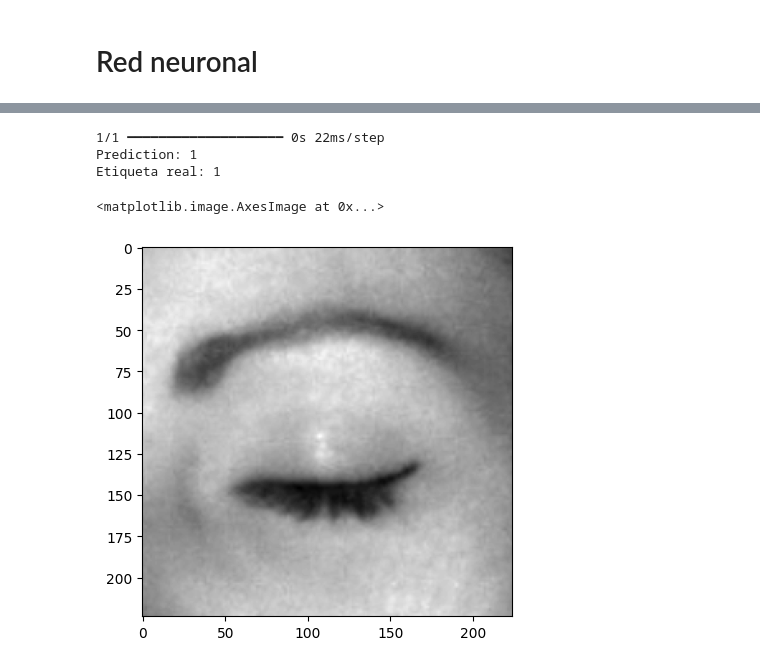
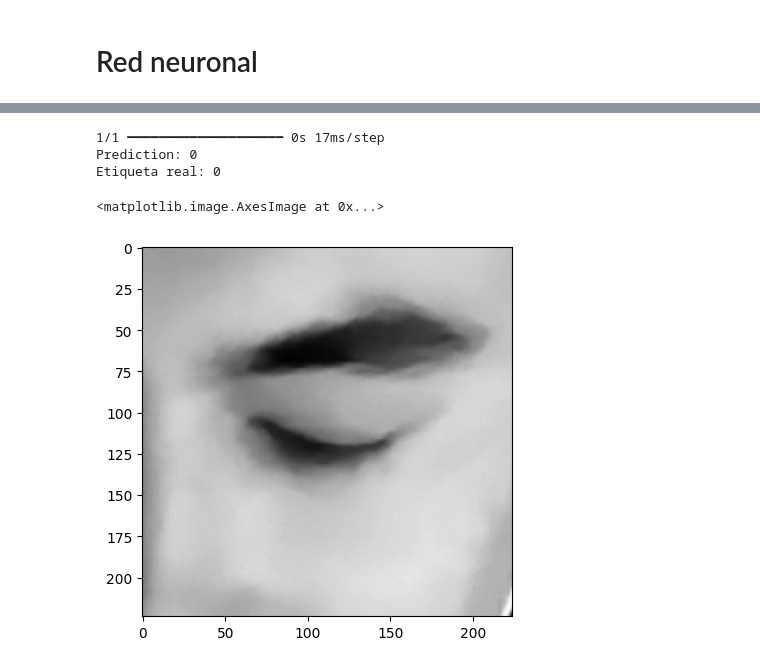
Before and after one commit to arattjzl/vision, a Jupyter notebook: open-closed-eyes.ipynb, the cells around one changed output, grey strips where cells are left out. Cells and saved outputs as stored; diff of their text form; code cells hidden in the pictures.

```diff
--- a/open-closed-eyes.ipynb
+++ b/open-closed-eyes.ipynb
@@ -15,8 +12,11 @@ paths = ['/kaggle/input/eyes-open-or-closed/dataset/train/',
+# %%
+paths = ['img/']
 # %%
 def imshow(img):
     fig, ax = plt.subplots(1,1, figsize=(8,8))
     ax.imshow(img, cmap="gray")
 # %%
 possible_labels = os.listdir(os.path.join(paths[0]))
+possible_labels.pop(0)
 possible_labels
 # %% [output]
@@ -25,7 +25,7 @@ possible_labels
 data = []
 for i, path in enumerate(paths):
     for label_int, label_string in enumerate(possible_labels):
-        filenames = glob.glob(path + label_string + '/*.png')
+        filenames = glob.glob(path + label_string + '/*.jpg')
         for filename in filenames:
             img = cv.imread(filename, cv.IMREAD_GRAYSCALE)
             data.append([label_int, cv.resize(img, (224,224))])
@@ -136,15 +150,15 @@ model.evaluate(x_test, y_test)
 # %%
-prediction = model.predict(x_test[324:325])
+prediction = model.predict(x_test[1:2])
 prediction_label = prediction.argmax()
 print(f'Prediction: {prediction_label}')
-print(f'Etiqueta real: {y_test[324].argmax()}')
+print(f'Etiqueta real: {y_test[1].argmax()}')
 # %% [output]
-1/1 ━━━━━━━━━━━━━━━━━━━━ 0s 22ms/step
-Prediction: 1
-Etiqueta real: 1
+1/1 ━━━━━━━━━━━━━━━━━━━━ 0s 17ms/step
+Prediction: 0
+Etiqueta real: 0
 # %%
-plt.imshow(x_test[324], cmap='gray')
+plt.imshow(x_test[1], cmap='gray')
 # %% [output]
 <matplotlib.image.AxesImage at 0x...>
-[figure, old version]
+[figure, new version]
 # %%
```
Also changed, not shown: parts of 11 cells of this notebook, 7 other files.
